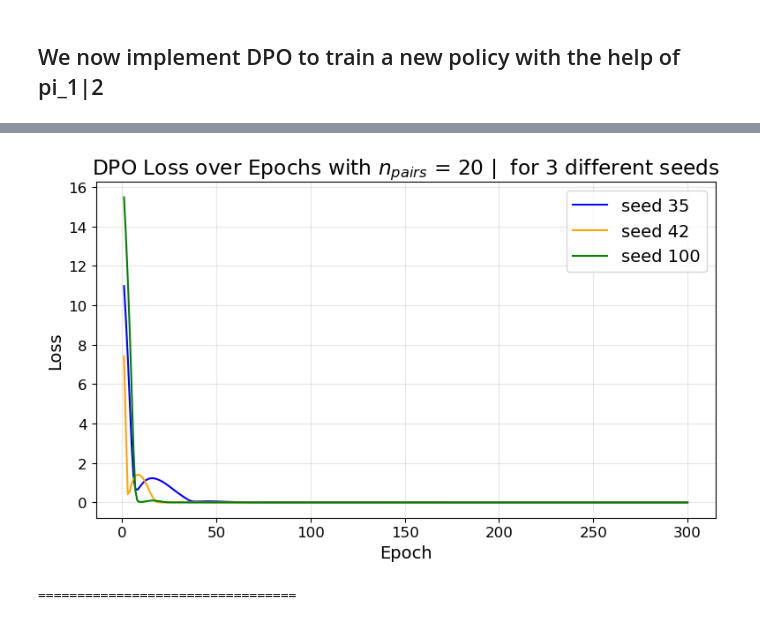
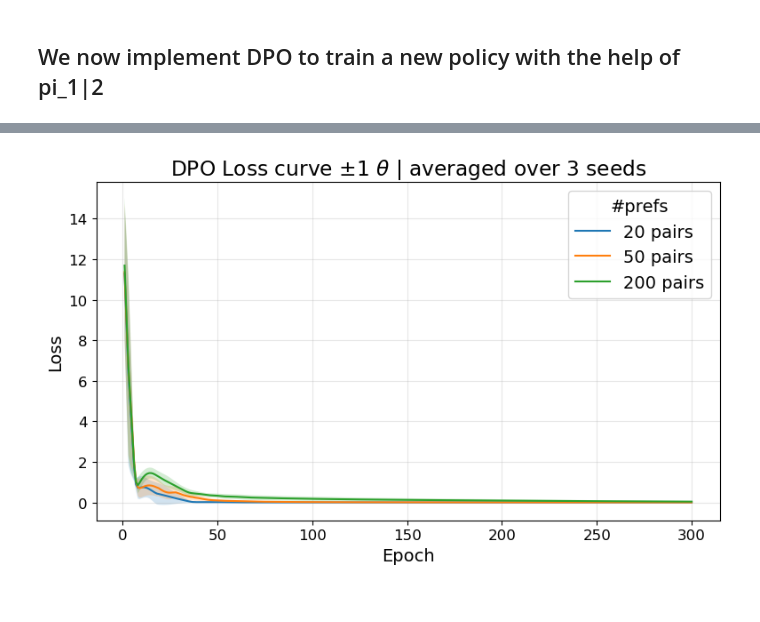
Before and after one commit to yk985/RL-RLHF, a Jupyter notebook: DPO_Final_Acrobot.ipynb, the cells around one changed output, grey strips where cells are left out. Cells and saved outputs as stored; diff of their text form; code cells hidden in the pictures.

```diff
--- a/DPO_Final_Acrobot.ipynb
+++ b/DPO_Final_Acrobot.ipynb
@@ -270,12 +255,16 @@ Saved final policy as ./Policies/pi_DPO_Acrobot-v1-perso_seed_100_beta0.5_Npairs
-# %%
-if plot_learning_curves:
-    for K, loss_hist in zip(pair_list, Loss_history_list):
-        # h1, h2, h3 = loss_hist
-        plot_loss_curve(*loss_hist,n_pair=K, algo="DPO")
-    print("=================================")
-# %% [output]
-[figure, removed]
-=================================
+# %%
+import importlib
+import Plot_Functions
+importlib.reload(Plot_Functions)
+from Plot_Functions import plot_avg_loss_curves
+
+plot_avg_loss_curves(
+    loss_hist_list=Loss_history_list,
+    pair_list=pair_list,
+    algo="DPO"
+)
+# %% [output]
+[figure, added]
 # %%
 
 print(f"Evaluating DPO for all seeds and dataset size over {n_eval} Runs \n")
```
Also changed, not shown: parts of 3 cells of this notebook, 2 other files.
